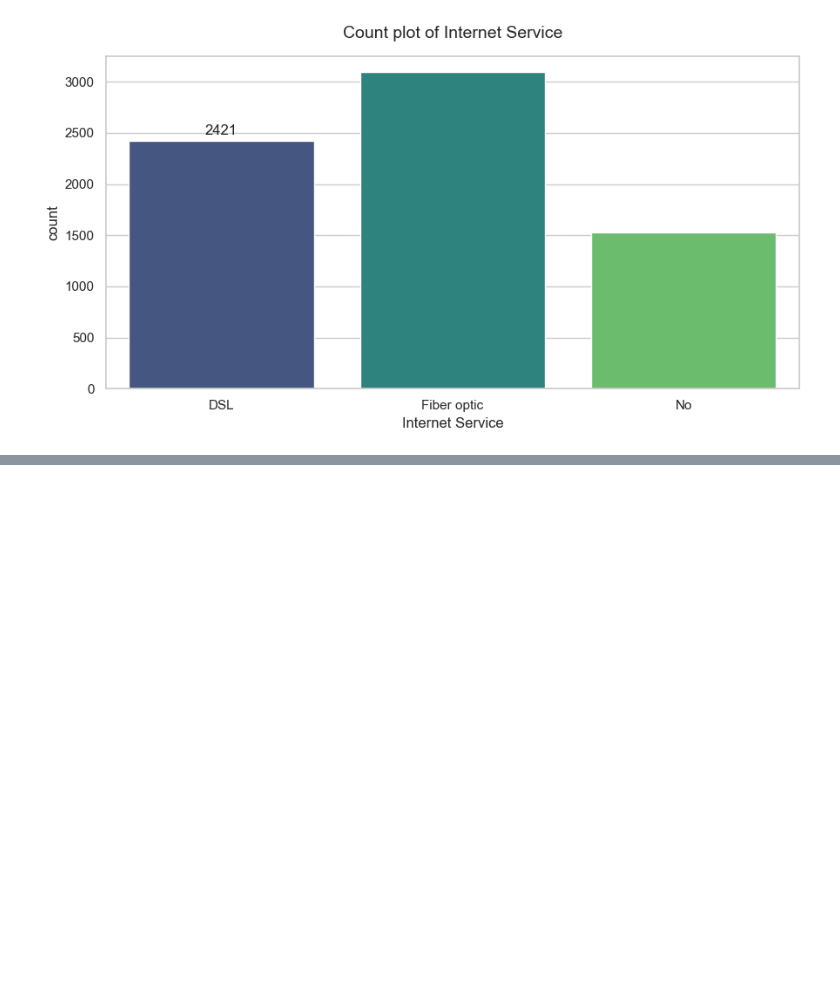
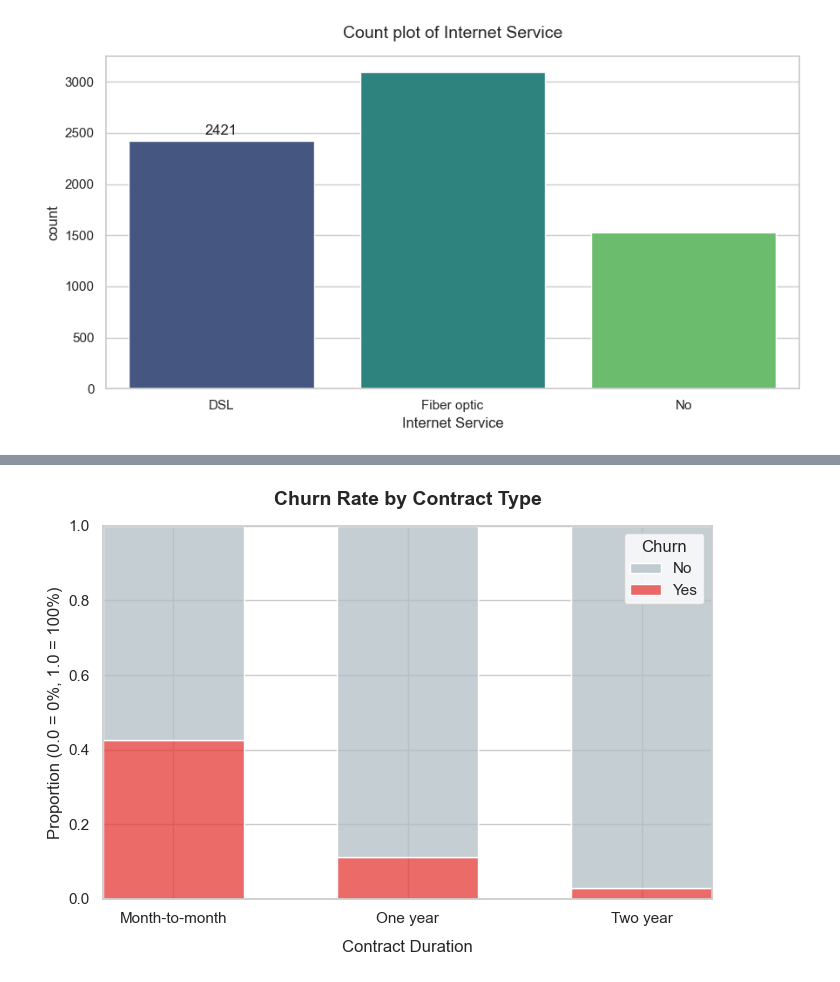
Before and after one commit to NimishDarne/Customer_Churn_Prediction, a Jupyter notebook: notebooks/01_data_understanding.ipynb, the cells around one changed output, grey strips where cells are left out. Cells and saved outputs as stored; diff of their text form; code cells hidden in the pictures; blank space fills up the shorter version.

```diff
--- a/notebooks/01_data_understanding.ipynb
+++ b/notebooks/01_data_understanding.ipynb
@@ -494,0 +572,30 @@ plt.show()
+# %%
+# Contract vs Churn
+
+# 1. Set a clean layout style
+sns.set_theme(style="whitegrid")
+plt.figure(figsize=(7, 5))
+
+# 2. Plot with Seaborn (Replace 'df' with your actual DataFrame name)
+# 'multiple="fill"' automatically converts raw counts to percentages
+sns.histplot(
+    data=df,
+    x="Contract",
+    hue="Churn",
+    multiple="fill",
+    shrink=0.6,
+    palette=["#B0BEC5", "#E53935"],  # Neutral Gray, Crimson Red
+)
+
+# 3. Clean up the titles and labels
+plt.title("Churn Rate by Contract Type", fontsize=14, pad=15, weight="bold")
+plt.xlabel("Contract Duration", labelpad=10)
+plt.ylabel("Proportion (0.0 = 0%, 1.0 = 100%)")
+
+# 4. Optional: Force a specific X-axis order if your data is scrambled
+# plt.gca().set_xticklabels(["Month-to-month", "One year", "Two year"])
+
+plt.tight_layout()
+plt.show()
+# %% [output]
+[figure, added]
```
Also changed, not shown: parts of 15 cells of this notebook, 9 other files.
